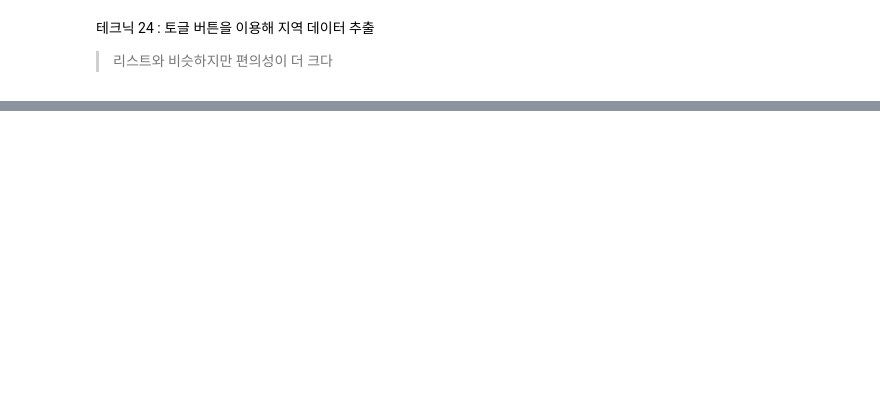
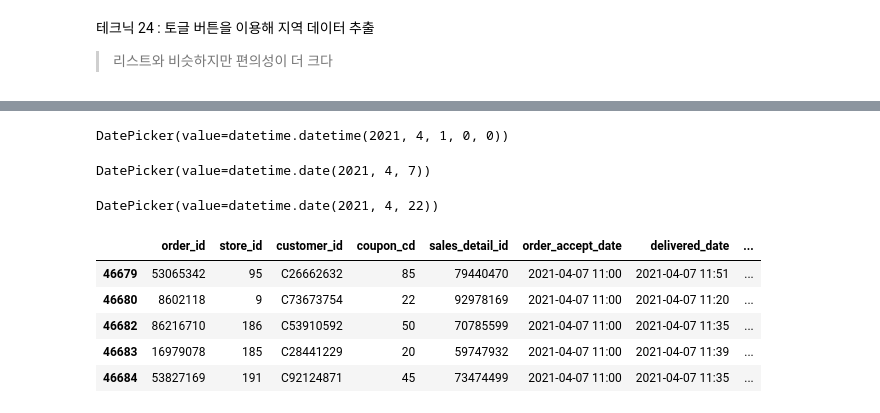
Before and after one commit to kiyong21c/PythonML, a Jupyter notebook: 20221128_Dropdown.ipynb, the cells around one changed output, grey strips where cells are left out. Cells and saved outputs as stored; diff of their text form; code cells hidden in the pictures; blank space fills up the shorter version.

```diff
--- a/20221128_Dropdown.ipynb
+++ b/20221128_Dropdown.ipynb
@@ -1100,0 +1090,64 @@ ToggleButtons(options=('서울', '부산', '대전', '광주', '세종', '경기
+# %%
+from ipywidgets import DatePicker
+import datetime
+
+order_data.loc[:, 'order_date'] = pd.to_datetime(order_data['order_accept_date']).dt.date # .dt.date : 날짜까지만 표현(날짜 단위로 조회할 예정이므로)
+
+def order_by_date(val):
+    clear_output()
+    display(date_picker)
+    pick_data = order_data.loc[(order_data['order_date'] == val['new']) &
+                               order_data['status'].isin([1, 2])]
+    display(pick_data.head())
+
+date_picker = DatePicker(value=datetime.datetime(2021, 4, 1)) # 초기 표현 날짜
+date_picker.observe(order_by_date, names='value')
+display(date_picker)
+# %% [output]
+DatePicker(value=datetime.datetime(2021, 4, 1, 0, 0))
+# %%
+# 초기 값 설정
+min_date = datetime.date(2021, 4, 1)
+max_date = datetime.date(2021, 4, 30)
+
+# display된 날짜선택이 완료되면 호출되는 함수
+def order_between_date():       # set_min_date/set_max_date 함수호출시 호출되는 함수
+    clear_output()
+    display(date_picker_min)
+    display(date_picker_max)
+    pick_data = order_data.loc[(order_data['order_date'] >= min_date) &
+                               (order_data['order_date'] <= max_date) &
+                               (order_data['status'].isin([1, 2]))]
+    display(pick_data.head())
+
+# 가장 이른 날짜(기간 시작)를 설정하는 함수
+def set_min_date(val):
+    global min_date # "초기화된 전역변수"를 함수내에서 "변경하여" 사용할 때
+    min_date = val['new']
+    order_between_date()
+
+# 가장 느린 날짜(기간 끝)를 설정하는 함수
+def set_max_date(val):
+    global max_date # 초기화된 전역변수를 함수내에서 사용할 때
+    max_date = val['new']
+    order_between_date()
+
+date_picker_min = DatePicker(value=min_date)
+date_picker_min.observe(set_min_date, names='value')
+print("기간 시작")
+display(date_picker_min)
+
+date_picker_max = DatePicker(value=max_date)
+date_picker_max.observe(set_max_date, names='value')
+print("기간 종료")
+
+display(date_picker_max)
+# %% [output]
+DatePicker(value=datetime.date(2021, 4, 7))
+DatePicker(value=datetime.date(2021, 4, 22))
+|  | order_id | store_id | customer_id | coupon_cd | sales_detail_id | order_accept_date | delivered_date | ... |
+| 46679 | 53065342 | 95 | C26662632 | 85 | 79440470 | 2021-04-07 11:00 | 2021-04-07 11:51 | ... |
+| 46680 | 8602118 | 9 | C73673754 | 22 | 92978169 | 2021-04-07 11:00 | 2021-04-07 11:20 | ... |
+| 46682 | 86216710 | 186 | C53910592 | 50 | 70785599 | 2021-04-07 11:00 | 2021-04-07 11:35 | ... |
+| 46683 | 16979078 | 185 | C28441229 | 20 | 59747932 | 2021-04-07 11:00 | 2021-04-07 11:39 | ... |
+| 46684 | 53827169 | 191 | C92124871 | 45 | 73474499 | 2021-04-07 11:00 | 2021-04-07 11:35 | ... |
```
Also changed, not shown: parts of 7 cells of this notebook.
